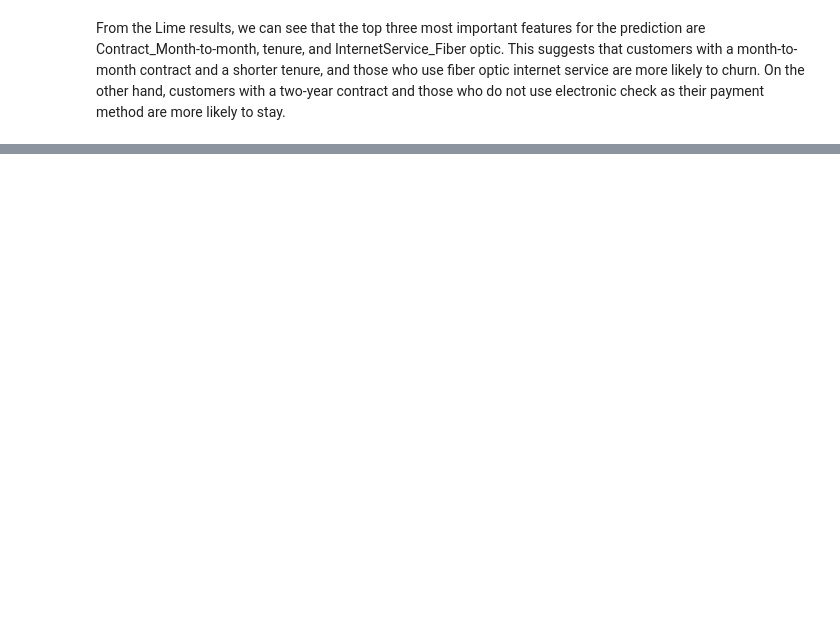
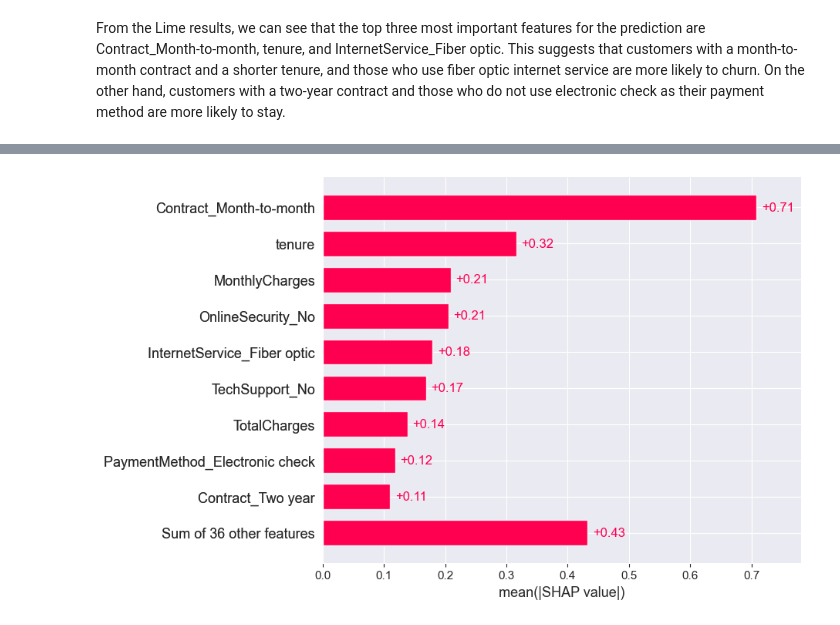
Before and after one commit to JacobJ215/Churn-Analysis-and-Prediction, a Jupyter notebook: churn.ipynb, the cells around one changed output, grey strips where cells are left out. Saved outputs shown, nothing was run; the diff lists cells and outputs as text; code cells hidden in the pictures; blank space fills up the shorter version.

```diff
--- a/churn.ipynb
+++ b/churn.ipynb
@@ -837,0 +858,5 @@ From the Lime results, we can see that the top three most important features for
+# %%
+# Mean SHAP
+shap.plots.bar(shap_values)
+# %% [output]
+[figure, added]
```
Also changed, not shown: parts of 17 cells of this notebook, 1 other file.
